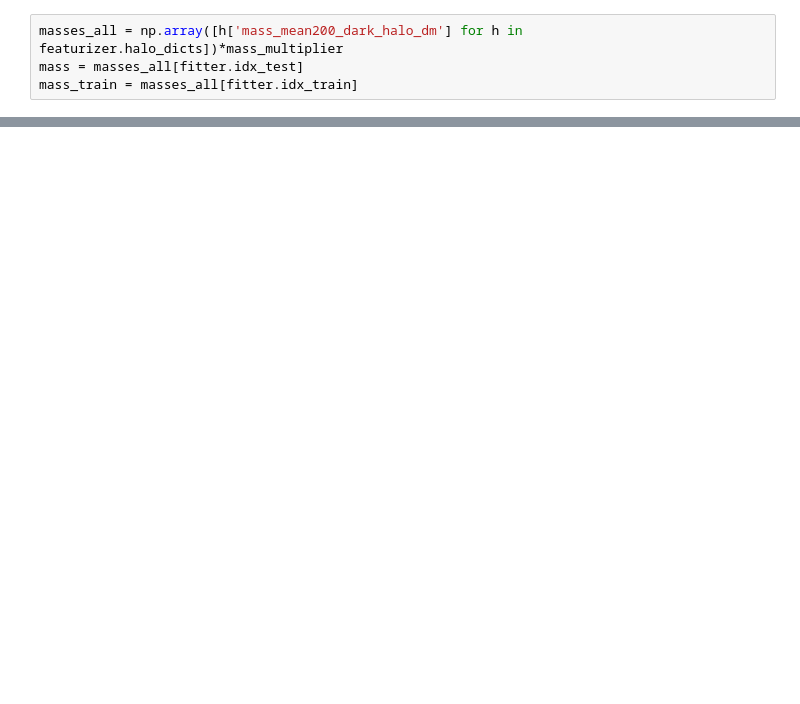
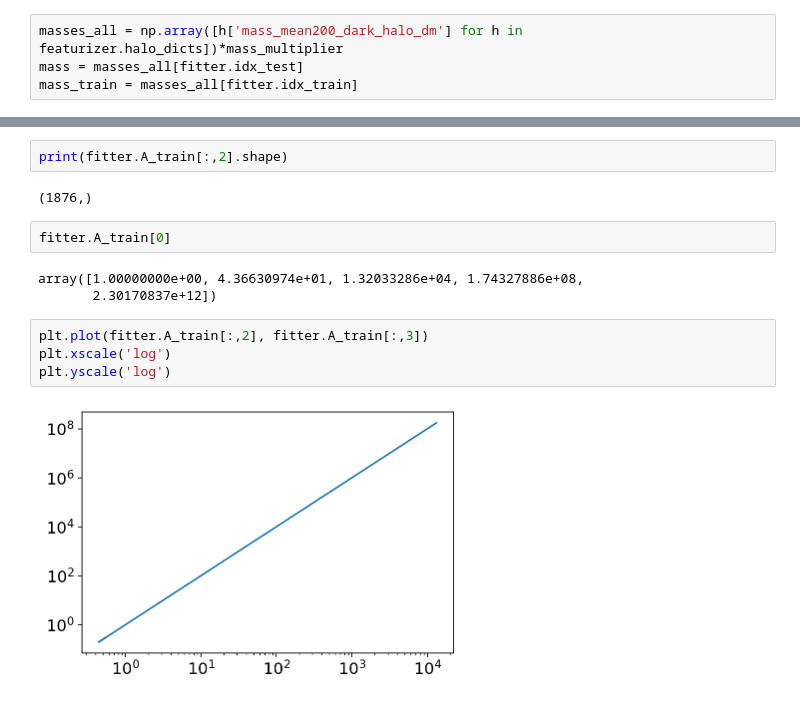
Before and after one commit to kstoreyf/equivariant-cosmology, a Jupyter notebook: notebooks/2022-02-16_feature_check.ipynb, the cells around one changed output, grey strips where cells are left out. Drawn from its saved outputs; the diff is of its cells as text; blank space fills up the shorter version.

```diff
--- a/notebooks/2022-02-16_feature_check.ipynb
+++ b/notebooks/2022-02-16_feature_check.ipynb
@@ -289,0 +306,15 @@ plt.yscale('log')
+# %%
+print(fitter.A_train[:,2].shape)
+# %% [output]
+(1876,)
+# %%
+fitter.A_train[0]
+# %% [output]
+array([1.00000000e+00, 4.36630974e+01, 1.32033286e+04, 1.74327886e+08,
+       2.30170837e+12])
+# %%
+plt.plot(fitter.A_train[:,2], fitter.A_train[:,3])
+plt.xscale('log')
+plt.yscale('log')
+# %% [output]
+[figure, added]
```
Also changed, not shown: parts of 12 cells of this notebook, 3 other files.
